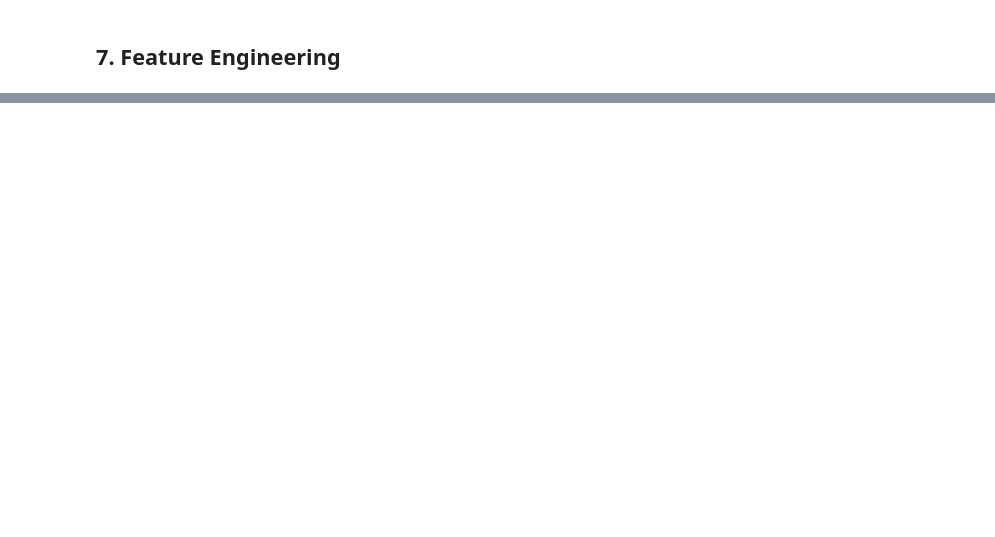
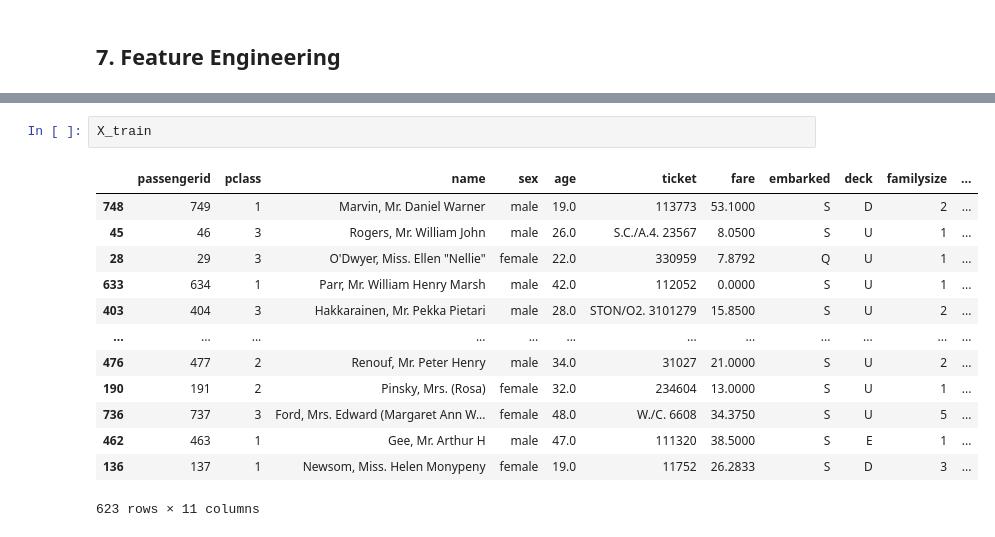
Before and after one commit to Kobeyvines/Titanic_dataset, a Jupyter notebook: notebook/EDA.ipynb, the cells around one changed output, grey strips where cells are left out. Cells and saved outputs as stored; diff of their text form; blank space fills up the shorter version.

```diff
--- a/notebook/EDA.ipynb
+++ b/notebook/EDA.ipynb
@@ -595,0 +680,16 @@ sns.barplot(x="embarked", y="survived", data=X_train.join(y_train))
+# %%
+X_train
+# %% [output]
+|  | passengerid | pclass | name | sex | age | ticket | fare | embarked | deck | familysize | ... |
+| 748 | 749 | 1 | Marvin, Mr. Daniel Warner | male | 19.0 | 113773 | 53.1000 | S | D | 2 | ... |
+| 45 | 46 | 3 | Rogers, Mr. William John | male | 26.0 | S.C./A.4. 23567 | 8.0500 | S | U | 1 | ... |
+| 28 | 29 | 3 | O'Dwyer, Miss. Ellen "Nellie" | female | 22.0 | 330959 | 7.8792 | Q | U | 1 | ... |
+| 633 | 634 | 1 | Parr, Mr. William Henry Marsh | male | 42.0 | 112052 | 0.0000 | S | U | 1 | ... |
+| 403 | 404 | 3 | Hakkarainen, Mr. Pekka Pietari | male | 28.0 | STON/O2. 3101279 | 15.8500 | S | U | 2 | ... |
+| ... | ... | ... | ... | ... | ... | ... | ... | ... | ... | ... | ... |
+| 476 | 477 | 2 | Renouf, Mr. Peter Henry | male | 34.0 | 31027 | 21.0000 | S | U | 2 | ... |
+| 190 | 191 | 2 | Pinsky, Mrs. (Rosa) | female | 32.0 | 234604 | 13.0000 | S | U | 1 | ... |
+| 736 | 737 | 3 | Ford, Mrs. Edward (Margaret Ann W... | female | 48.0 | W./C. 6608 | 34.3750 | S | U | 5 | ... |
+| 462 | 463 | 1 | Gee, Mr. Arthur H | male | 47.0 | 111320 | 38.5000 | S | E | 1 | ... |
+| 136 | 137 | 1 | Newsom, Miss. Helen Monypeny | female | 19.0 | 11752 | 26.2833 | S | D | 3 | ... |
+623 rows × 11 columns
```
Also changed, not shown: parts of 49 cells of this notebook, 4 other files.
